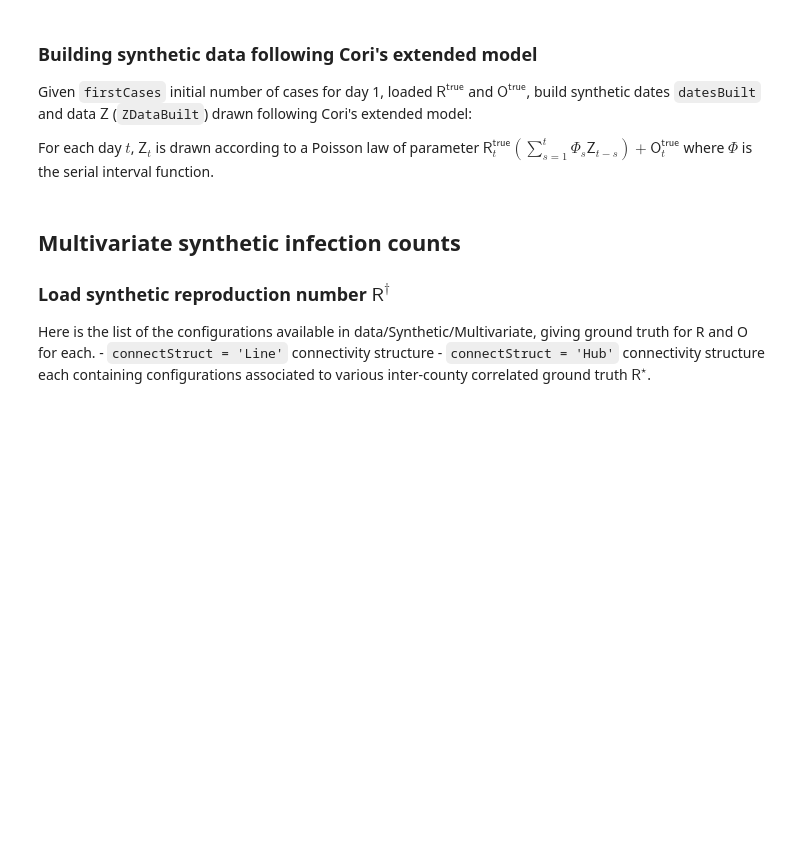
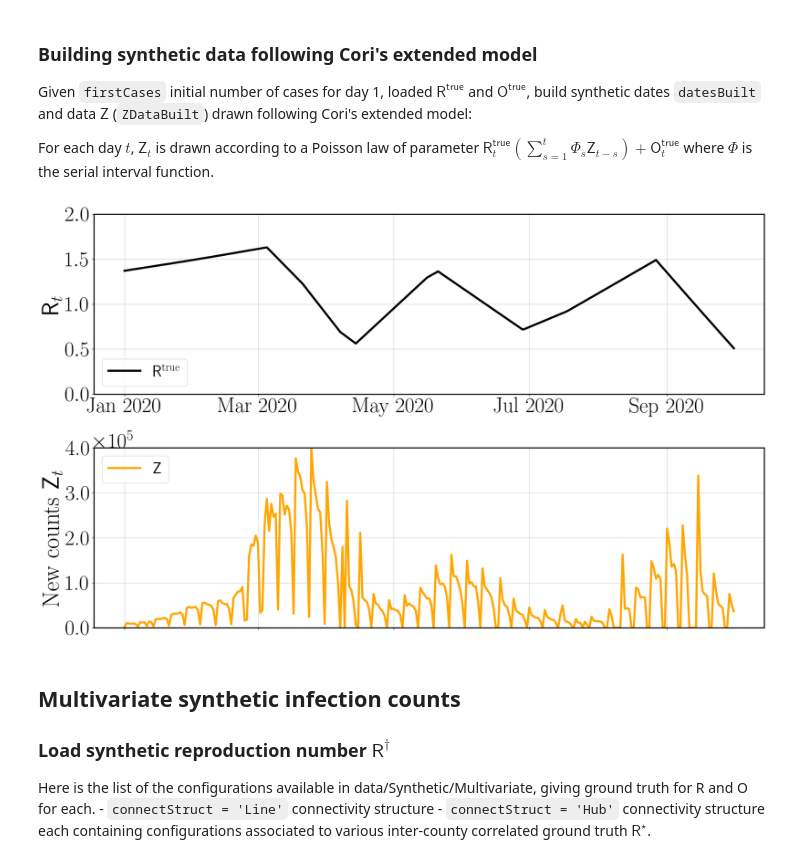
Before and after one commit to elasalle/Covid_R_L_estim, a Jupyter notebook: demo_buildSyntheticData.ipynb, the cells around one changed output. Saved outputs shown, nothing was run; the diff lists cells and outputs as text; code cells hidden in the pictures; blank space fills up the shorter version.

Commit message:
More refactoring and correcting issues
WIP : demo synthetic data

```diff
--- a/demo_buildSyntheticData.ipynb
+++ b/demo_buildSyntheticData.ipynb
@@ -29,12 +29,14 @@ For each day $t$, $\mathsf{Z}_t$ is drawn according to a Poisson law of paramete
 # %%
 # Choice of number of first cases on day one
 firstCases1D = 2000
 
 # Build synthetic data based on RTrue, OTrue and chosen firstCases
-datesBuilt, ZDataBuilt = build.buildData_anyRO(RTrue, OTrue, firstCases1D)
+ZDataBuilt, options = build.buildData_anyRO(RTrue, OTrue, firstCases1D)
 
 # Display data built
-fig, axes, formattedDatesBuilt = display_figures.display_dataBuilt(datesBuilt, ZDataBuilt, RTrue, OTrue)
+fig, axes, formattedDatesBuilt = display_figures.display_dataBuilt(ZDataBuilt, RTrue, OTrue, options=options)
+# %% [output]
+[figure, added]
 # %% [markdown]
 ## Multivariate synthetic infection counts
 
```
Also changed, not shown: parts of 5 cells of this notebook, 8 other files.
